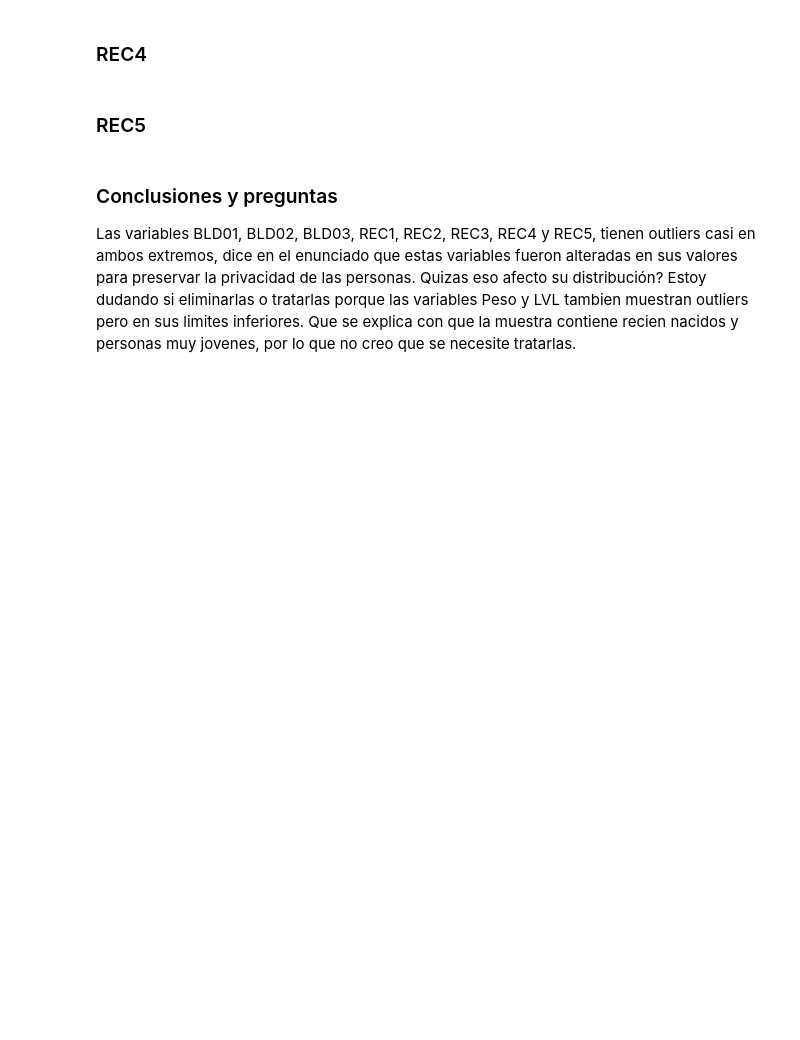
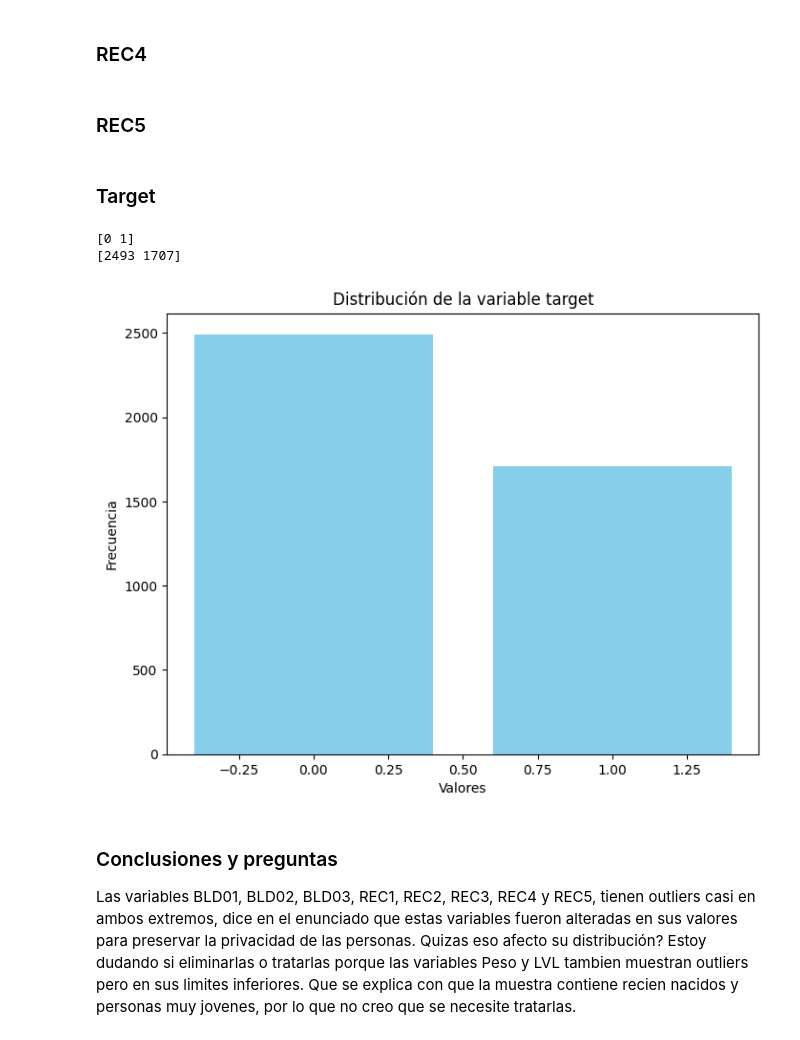
Before and after one commit to ignaciomontovio/TP-Virus, a Jupyter notebook: TP_EntregableVirus.ipynb, the cells around one changed output. Drawn from its saved outputs; the diff is of its cells as text; code cells hidden in the pictures; blank space fills up the shorter version.

Commit message:
agrego analisis de la variable target

```diff
--- a/TP_EntregableVirus.ipynb
+++ b/TP_EntregableVirus.ipynb
@@ -217,6 +217,26 @@ df[["REC5"]].hist()
 df[["REC5"]].describe().T
 # %%
 df.REC5.value_counts()
+# %% [markdown]
+### Target
+# %%
+import numpy as np
+import matplotlib.pyplot as plt
+
+valores_unicos, frecuencia = np.unique(df['target'], return_counts=True)
+# Visualizar la distribución
+print(valores_unicos)
+print(frecuencia)
+plt.figure(figsize=(8, 6))
+plt.bar(valores_unicos, frecuencia, color='skyblue')
+plt.xlabel('Valores')
+plt.ylabel('Frecuencia')
+plt.title('Distribución de la variable target')
+plt.show()
+# %% [output]
+[0 1]
+[2493 1707]
+[figure, added]
 # %% [markdown]
 ### Conclusiones y preguntas
 
```
